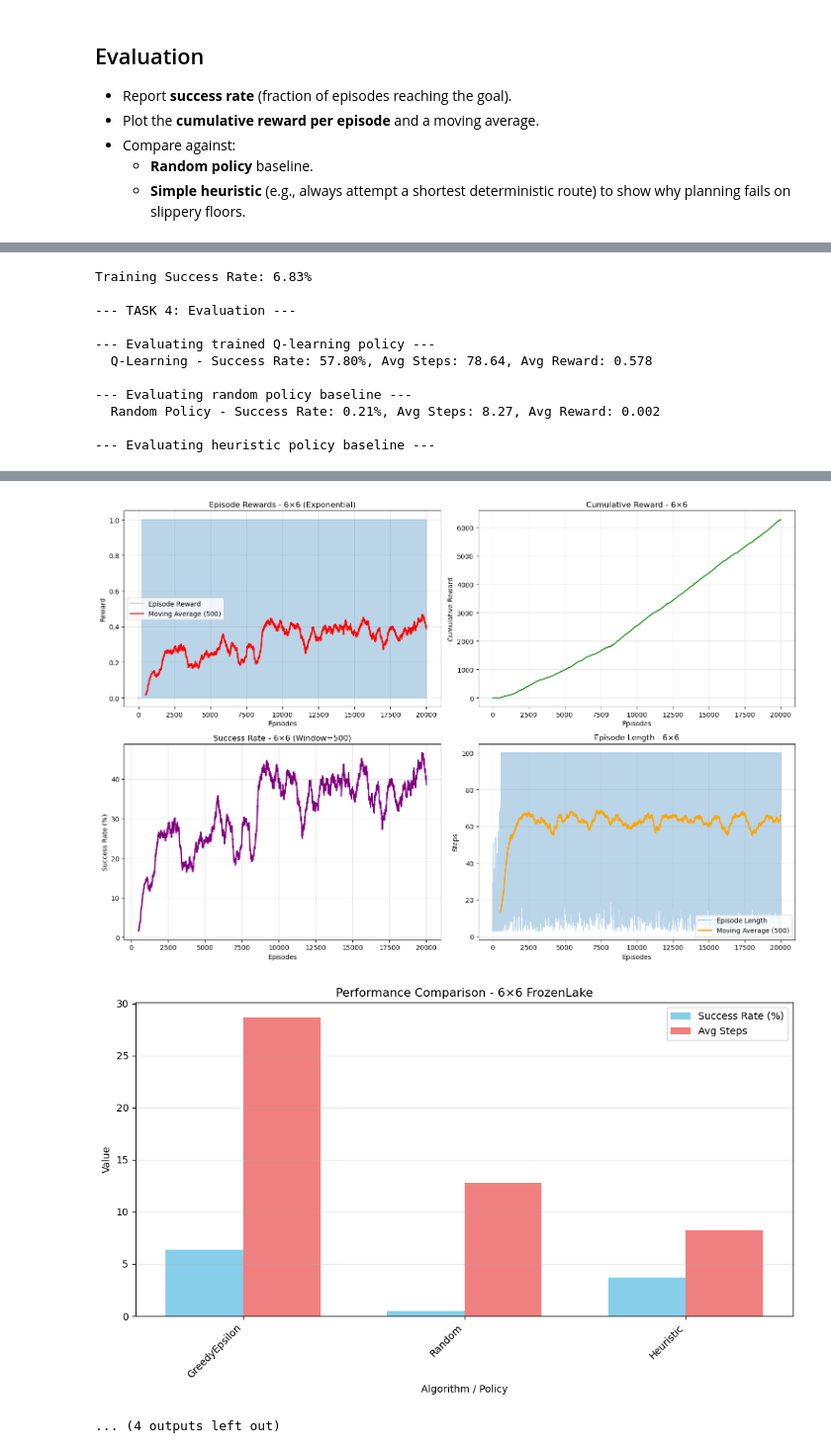
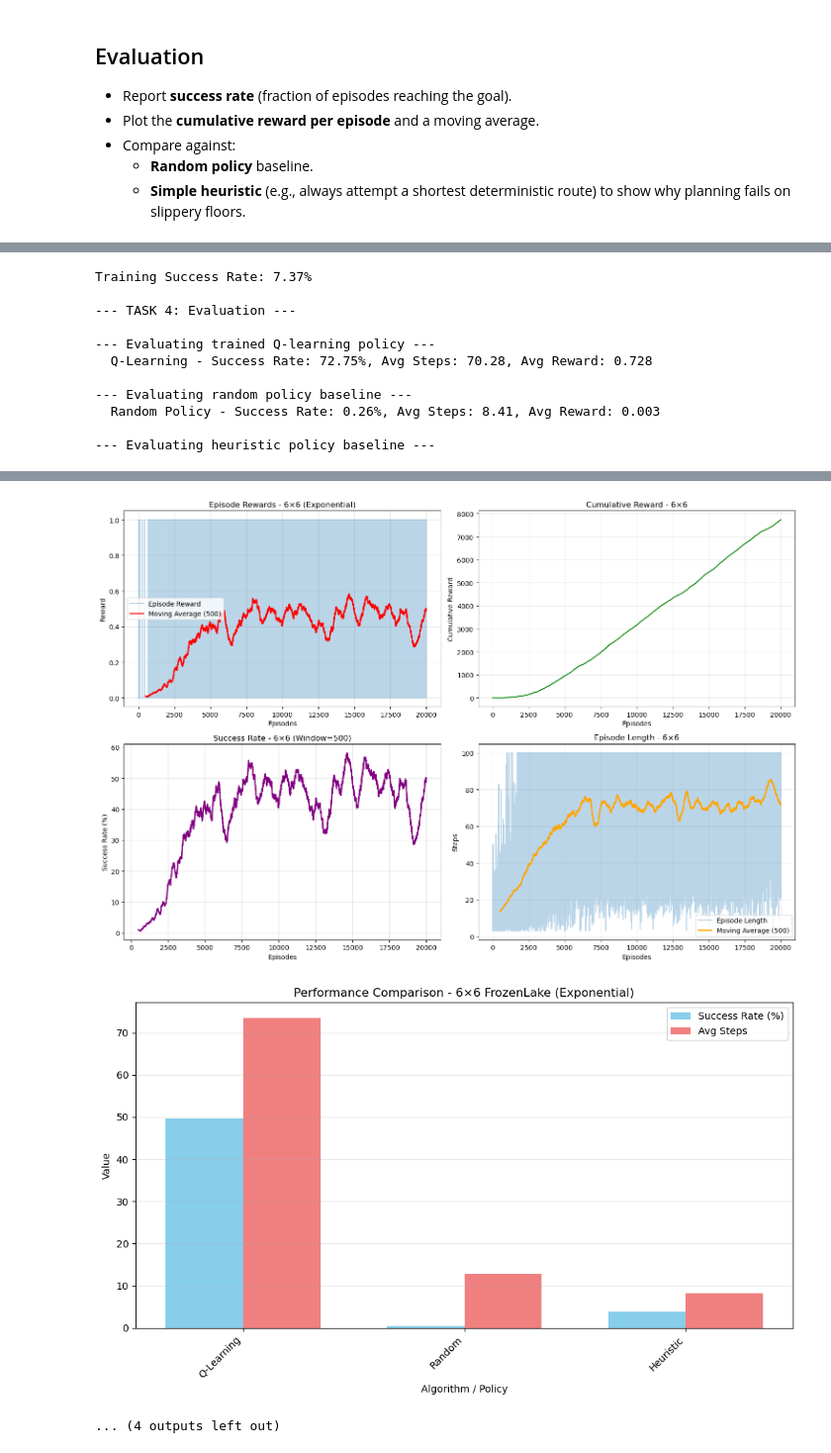
Before and after one commit to FahmiHaybe/EA-Final-Project, a Jupyter notebook: RL.ipynb, the cells around one changed output, grey strips where cells are left out. Shown at 99% size. Drawn from its saved outputs; the diff is of its cells as text; code cells hidden in the pictures.

```diff
--- a/RL.ipynb
+++ b/RL.ipynb
@@ -22,8 +22,8 @@ TOTAL_EPISODES = 20000
 LEARNING_RATE = 0.8
 DISCOUNT_FACTOR = 0.995
 EPSILON_START = 1.0
-EPSILON_END = 0.01
-EPSILON_EXPONENTIAL_DECAY = 0.99
+EPSILON_END = 0.001
+EPSILON_EXPONENTIAL_DECAY = 0.999
 EPSILON_LINEAR_DECAY = (EPSILON_START - EPSILON_END) / TOTAL_EPISODES
 
 EVAL_EPISODES = 10000
@@ -250,6 +370,13 @@ def evaluate_heuristic_baseline(env, map_szie, episodes=EVAL_EPISODES):
     return success_rate, avg_steps, avg_reward
 # %%
 def visualize_grid(env, map_size):
+    """
+    Visualize the FrozenLake grid with legend.
+
+    Args:
+        env: Gym environment
+        map_size: Size of the grid
+    """
     print("\n"+"="*50)
     print(f"FrozenLake {map_size}x{map_size} Grid Visualization")
     print("="*50)
@@ -263,6 +390,18 @@ def visualize_grid(env, map_size):
     print("="*50 + "\n")
 # %%
 def plot_training_curves(rewards, steps, success_flags, map_size, epsilon_strat, window=500):
+    """
+    Plot training curves: rewards and success rate over episodes.
+
+    Args:
+        rewards: Episode rewards
+        steps: Episode lengths
+        success_flags: Boolean array of successful episodes
+        map_size: Grid size
+        epsilon_strat: Epsilon decay strategy
+        window: Moving average window size
+    """
+
     fig, axes = plt.subplots(2, 2, figsize=(15, 10))
 
     # Plot 1: Episode Rewards with Moving Average
@@ -308,7 +447,7 @@ def plot_training_curves(rewards, steps, success_flags, map_size, epsilon_strat,
     plt.tight_layout()
     return fig
 # %%
-def plot_comparison(results_dict, map_size):
+def plot_comparison(results_dict, map_size, epsilon_strat):
     """
     Plot comparison of different algorithms and baselines.
 
@@ -330,7 +469,7 @@ def plot_comparison(results_dict, map_size):
 
     ax.set_xlabel('Algorithm / Policy')
     ax.set_ylabel('Value')
-    ax.set_title(f'Performance Comparison - {map_size}×{map_size} FrozenLake')
+    ax.set_title(f'Performance Comparison - {map_size}×{map_size} FrozenLake ({epsilon_strat.capitalize()})')
     ax.set_xticks(x)
     ax.set_xticklabels(algorithms, rotation=45, ha='right')
     ax.legend()
@@ -447,6 +488,9 @@ print("="*70)
 all_results = {}
 
 for cfg_id, cfg in config.items():
+    """
+    Train and evaluate Q-learning agent on FrozenLake with given configuration.
+     """
     MAP_SIZE = cfg["map_size"]
     EPSILON_STRAT = cfg["epsilon_strat"]
     print(f"\n--- Training on FrozenLake {MAP_SIZE}×{MAP_SIZE} ---")
@@ -455,7 +499,7 @@ for cfg_id, cfg in config.items():
         "FrozenLake-v1",
         is_slippery=True,
         render_mode="ansi",
-        desc=generate_random_map(size=MAP_SIZE, p=0.8, seed=MAP_SIZE)
+        desc=generate_random_map(size=MAP_SIZE,p=0.8, seed=MAP_SIZE)
     )
     env.reset()
 
@@ -506,7 +550,7 @@ for cfg_id, cfg in config.items():
     print(f"  Heuristic Policy - Success Rate: {heur_success:.2f}%, Avg Steps: {heur_steps:.2f}, Avg Reward: {heur_reward:.3f}")
 
     results = {
-        'GreedyEpsilon': {
+        'Q-Learning': {
             'success_rate': ql_success,
             'avg_steps': ql_steps,
             'avg_reward': ql_reward
@@ -530,7 +574,7 @@ for cfg_id, cfg in config.items():
     fig1.show()
 
 
-    fig2 = plot_comparison(results, MAP_SIZE)
+    fig2 = plot_comparison(results, MAP_SIZE, EPSILON_STRAT)
     fig2.show()
 
 
@@ -609,14 +653,14 @@ Reward Structure:
 
 --- TASK 2 & 3: Training Q-Learning Agent ---
 Starting training for 20000 episodes with linear epsilon decay.
-Training Success Rate: 6.83%
+Training Success Rate: 7.37%
 
 --- TASK 4: Evaluation ---
 
 --- Evaluating trained Q-learning policy ---
-  Q-Learning - Success Rate: 57.80%, Avg Steps: 78.64, Avg Reward: 0.578
+  Q-Learning - Success Rate: 72.75%, Avg Steps: 70.28, Avg Reward: 0.728
 
 --- Evaluating random policy baseline ---
-  Random Policy - Success Rate: 0.21%, Avg Steps: 8.27, Avg Reward: 0.002
+  Random Policy - Success Rate: 0.26%, Avg Steps: 8.41, Avg Reward: 0.003
 
 --- Evaluating heuristic policy baseline ---
@@ -656,3 +700,3 @@ Training Success Rate: 34.36%
-[figure, old version]
+[figure, new version]
-[figure, old version]
+[figure, new version]
 ... (4 outputs left out)
```
Also changed, not shown: parts of 5 cells of this notebook, 1 other file.
